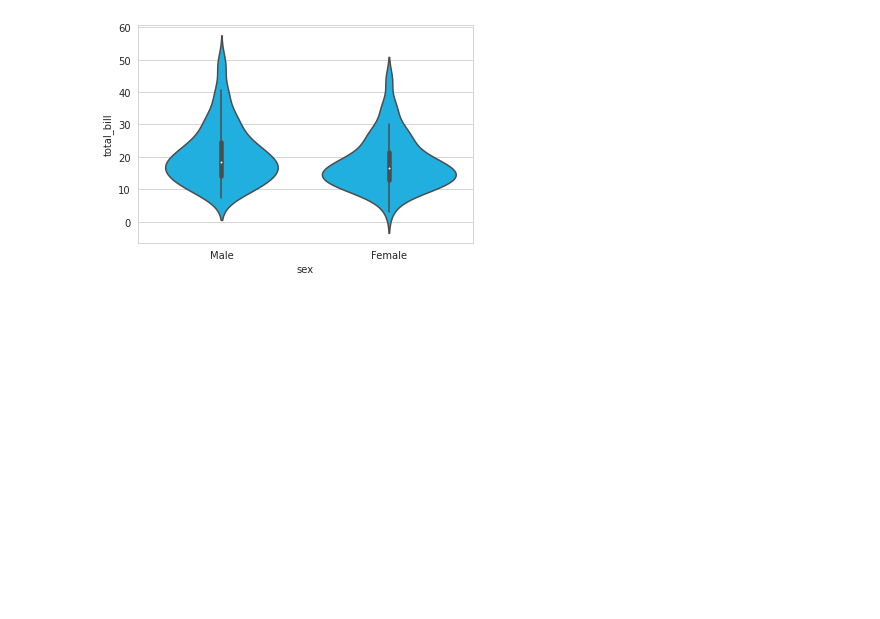
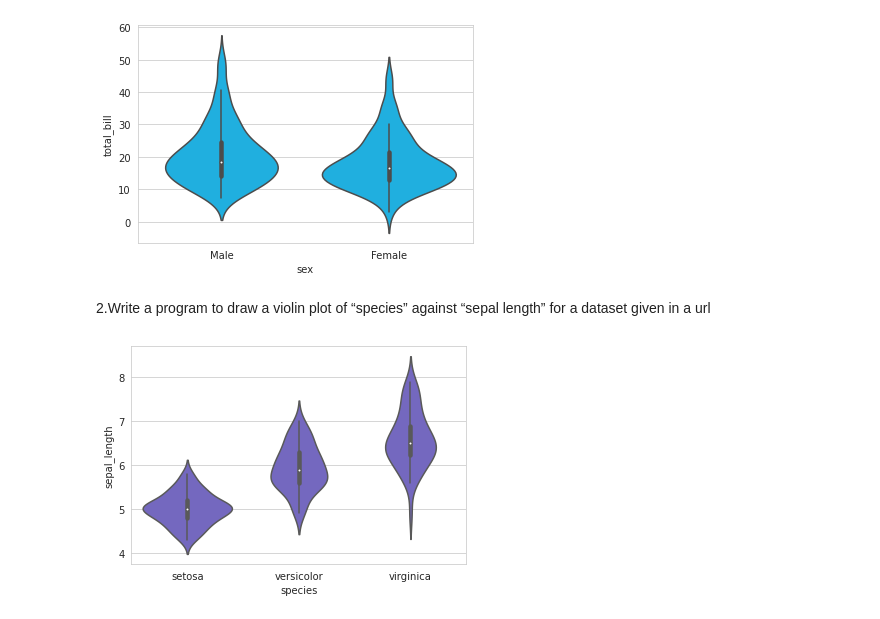
Before and after one commit to shaikhfarzana/Python-Libraries, a Jupyter notebook: Seaborn_Problems/Seaborn_Scatterplot/Seaborn_Scatterplot.ipynb, the cells around one changed output. Saved outputs shown, nothing was run; the diff lists cells and outputs as text; code cells hidden in the pictures; blank space fills up the shorter version.

Commit message:
[Farzana] Add: Python program to darw violin plot for a given dataset.

```diff
--- a/Seaborn_Problems/Seaborn_Scatterplot/Seaborn_Scatterplot.ipynb
+++ b/Seaborn_Problems/Seaborn_Scatterplot/Seaborn_Scatterplot.ipynb
@@ -68,3 +68,28 @@ if __name__ == "__main__":
     draw_scatter_plot()
 # %% [output]
 [figure]
+# %% [markdown]
+2.Write a program to draw a violin plot of “species” against “sepal length” for a dataset given in a url
+# %%
+from matplotlib import pyplot as plt
+import seaborn as sns
+
+def draw_scatter_plot():
+    """
+       Description:
+          Function is used to draw a violin plot for a given dataset.
+       Parameter:
+          No parameter required.
+       Return:
+          Returns nothing.
+    """
+    sns.set_style('whitegrid')
+    # Import Data
+    iris_dataset = sns.load_dataset("iris")
+    sns.violinplot(x = "species", y = "sepal_length", color = "slateblue" ,data = iris_dataset)
+    plt.show()
+
+if __name__ == "__main__":
+    draw_scatter_plot()
+# %% [output]
+[figure, added]
```
